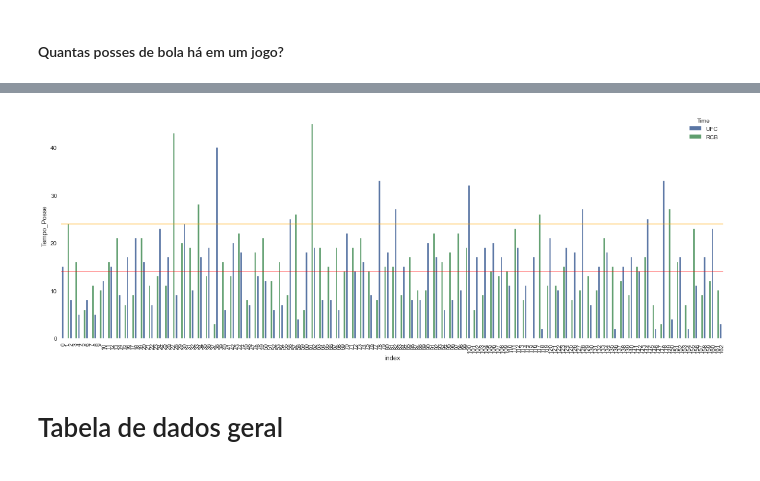
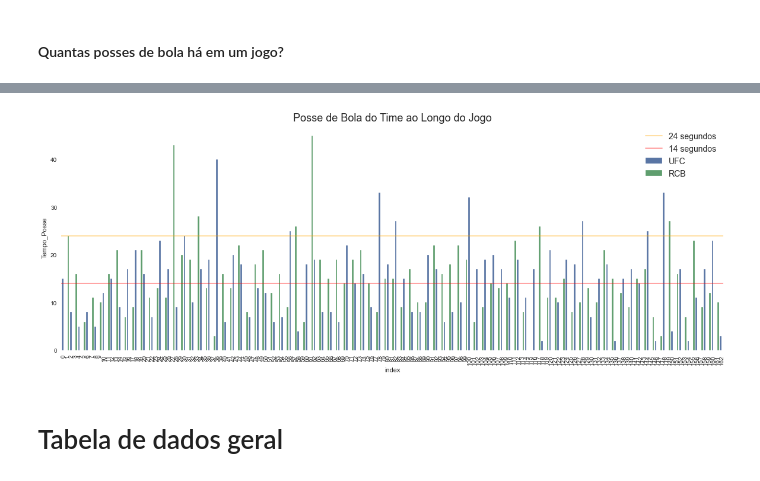
Before and after one commit to Rafael-Prochnow/Analise-descritiva-para-um-time, a Jupyter notebook: Jogada_Jogada.ipynb, the cells around one changed output, grey strips where cells are left out. Cells and saved outputs as stored; diff of their text form; code cells hidden in the pictures.

```diff
--- a/Jogada_Jogada.ipynb
+++ b/Jogada_Jogada.ipynb
@@ -834,14 +836,16 @@ posse_de_bola[49:]
 # %%
 plt.style.use('seaborn')
 sns.set_style('white')
 plt.figure(figsize=(20,7))
 sns.barplot(x='index', y = 'Tempo_Posse',data=posse_de_bola, hue='Time')
+plt.title('Posse de Bola do Time ao Longo do Jogo', fontsize=18)
 plt.xticks(rotation=90)
-plt.axhline(24, color='orange', label=pontuacao.index, alpha=0.4)
-plt.axhline(14, color='red', label=pontuacao.index, alpha=0.4)
-plt.savefig('teste3.jpg', format='jpeg')
+plt.axhline(24, color='orange', alpha=0.4, label = '24 segundos')
+plt.axhline(14, color='red', alpha=0.4, label = '14 segundos')
+plt.legend(loc='upper right', bbox_to_anchor=(1, 1), prop={'size':14})
+plt.savefig('RELATORIO/teste3.jpg', format='jpeg')
 # %% [output]
-[figure, old version]
+[figure, new version]
 # %% [markdown]
 # Tabela de dados geral
 # %%
```
Also changed, not shown: parts of 93 cells of this notebook.
